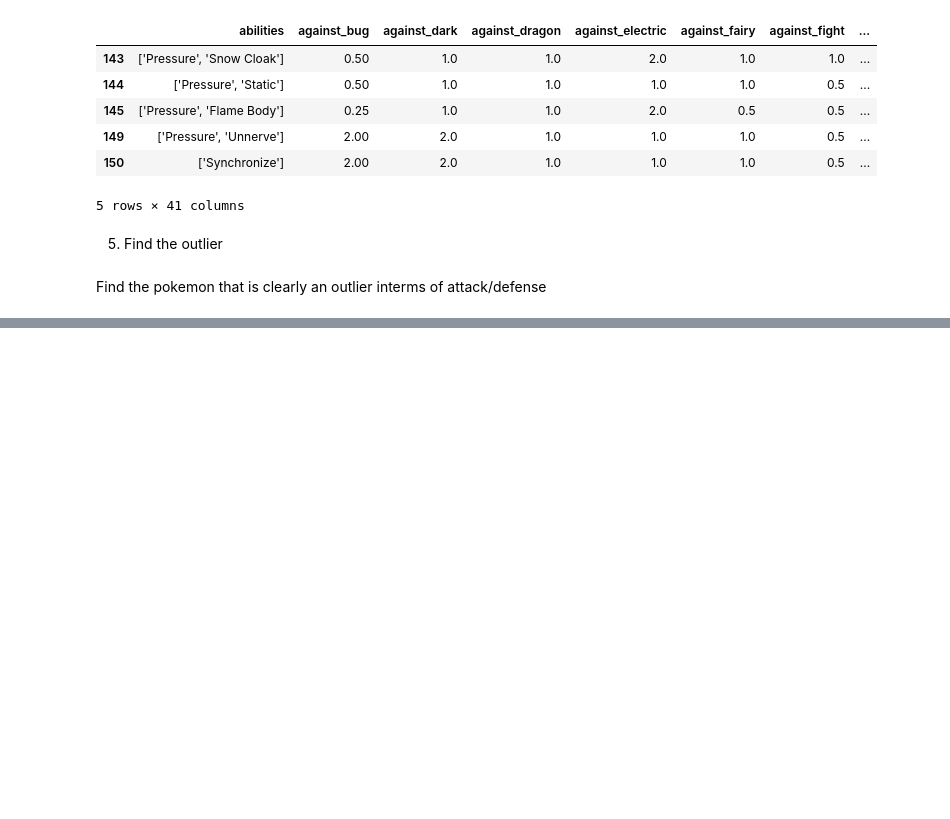
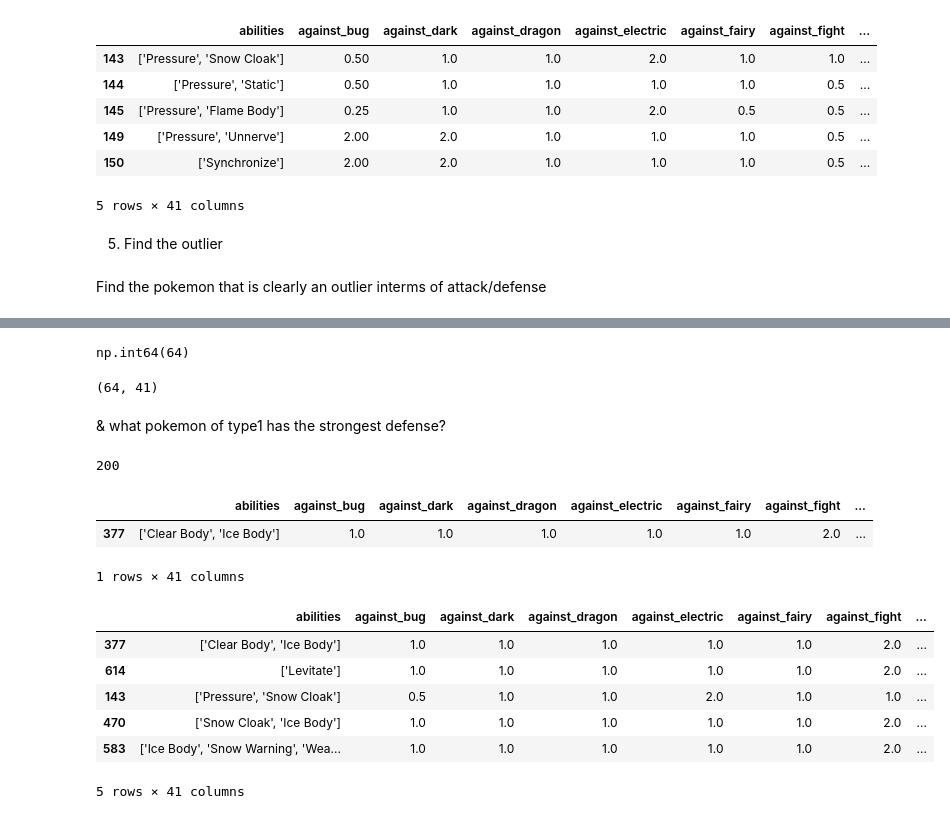
Before and after one commit to hcorbat1/Pandas-Python-for-Data-Analysis-by-Examples, a Jupyter notebook: Pandas & Python for Data Analysis using Pokemon_csv.ipynb, the cells around one changed output, grey strips where cells are left out. Saved outputs shown, nothing was run; the diff lists cells and outputs as text; code cells hidden in the pictures; blank space fills up the shorter version.

```diff
--- a/Pandas & Python for Data Analysis using Pokemon_csv.ipynb
+++ b/Pandas & Python for Data Analysis using Pokemon_csv.ipynb
@@ -229,0 +335,33 @@ Find the pokemon that is clearly an outlier interms of attack/defense
+# %%
+((df['type1'] == 'poison') | (df['type2'] == 'poison')).sum()
+# %% [output]
+np.int64(64)
+# %%
+df.query("`type1` =='poison' or `type2` == 'poison'").shape
+# %% [output]
+(64, 41)
+# %% [markdown]
+& what pokemon of type1 has the strongest defense?
+# %%
+df.loc[df['type1'] == 'ice', 'sp_defense'].max()
+# %% [output]
+200
+# %%
+df.loc[
+    (df['type1'] == 'ice') &
+    (df['sp_defense'] == df.loc[df['type1'] == 'ice', 'sp_defense'].max())
+]
+# %% [output]
+|  | abilities | against_bug | against_dark | against_dragon | against_electric | against_fairy | against_fight | ... |
+| 377 | ['Clear Body', 'Ice Body'] | 1.0 | 1.0 | 1.0 | 1.0 | 1.0 | 2.0 | ... |
+1 rows × 41 columns
+# %%
+df.loc[df['type1'] == 'ice'].sort_values('sp_defense',ascending = False).head()
+# %% [output]
+|  | abilities | against_bug | against_dark | against_dragon | against_electric | against_fairy | against_fight | ... |
+| 377 | ['Clear Body', 'Ice Body'] | 1.0 | 1.0 | 1.0 | 1.0 | 1.0 | 2.0 | ... |
+| 614 | ['Levitate'] | 1.0 | 1.0 | 1.0 | 1.0 | 1.0 | 2.0 | ... |
+| 143 | ['Pressure', 'Snow Cloak'] | 0.5 | 1.0 | 1.0 | 2.0 | 1.0 | 1.0 | ... |
+| 470 | ['Snow Cloak', 'Ice Body'] | 1.0 | 1.0 | 1.0 | 1.0 | 1.0 | 2.0 | ... |
+| 583 | ['Ice Body', 'Snow Warning', 'Wea... | 1.0 | 1.0 | 1.0 | 1.0 | 1.0 | 2.0 | ... |
+5 rows × 41 columns
```
Also changed, not shown: parts of 13 cells of this notebook.
